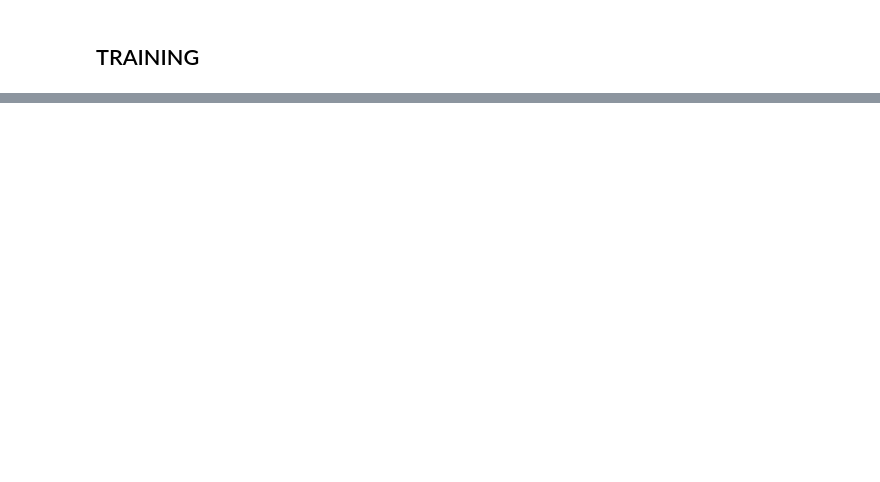
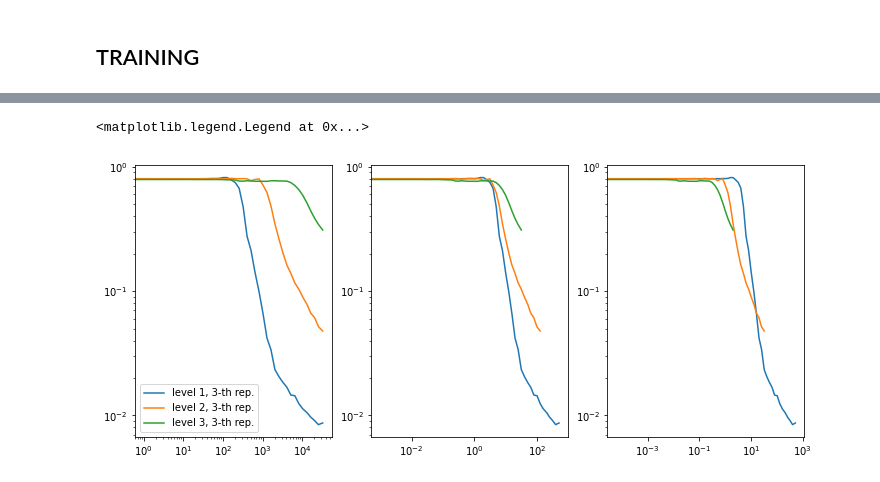
Before and after one commit to fracagnetta/random-hierarchy-model, a Jupyter notebook: test_Init&Training.ipynb, the cells around one changed output, grey strips where cells are left out. Drawn from its saved outputs; the diff is of its cells as text; code cells hidden in the pictures; blank space fills up the shorter version.

```diff
--- a/test_Init&Training.ipynb
+++ b/test_Init&Training.ipynb
@@ -33,15 +33,15 @@ class config:
 
     dataset = 'rhm'
     mode = 'masked'
-    num_features = 6
-    num_classes = 6
-    num_synonyms = 9
-    tuple_size = 3
+    num_features = 16
+    num_classes = 16
+    num_synonyms = 4
+    tuple_size = 2
     num_layers = 4
     seed_rules = 2362346
-    num_tokens = 81 # context length, tuple_size**num_layers for the full input
+    num_tokens = 16 # context length, tuple_size**num_layers for the full input
 
-    train_size = 131072
+    train_size = 2**22
     batch_size = 128
     accumulation = 1
     test_size = 32768
@@ -54,7 +54,7 @@ class config:
     model = 'hcnn'
     depth = 4
     width = 256
-    filter_size = 3
+    filter_size = 2
     # model = 'transformer_mla'
     # depth = 3
     # num_heads = 16
@@ -67,10 +67,10 @@ class config:
     momentum = 0.0
     scheduler = None
     scheduler_time = 1024
-    max_epochs = 1024
+    max_epochs = 1
 
-    print_freq = 64
-    save_freq = 3
+    print_freq = 1024
+    save_freq = 2
     loss_threshold = 1e-3
 
     outname = 'test'
@@ -366,32 +384,40 @@ ax[0][1].legend()
 # %%
 fig, ax = plt.subplots(1, 3, figsize=(12,5))
 
 m = config.num_synonyms
 
 l = 1
 k = 3
 ax[0].plot([d['t'] for d in dynamics], [(1.-d['synonyms'][k][l].to('cpu'))/((1.-d['noise'][k][l].to('cpu'))) for d in dynamics], f'C{l-1}' , label=f'level {l}, {k}-th rep.')
 ax[1].plot([d['t']/(m**(l+2)) for d in dynamics], [(1.-d['synonyms'][k][l].to('cpu'))/((1.-d['noise'][k][l].to('cpu'))) for d in dynamics], f'C{l-1}' , label=f'level {l}, {k}-th rep.')
 ax[2].plot([d['t']/(m**(2*(l+1)-1)) for d in dynamics], [(1.-d['synonyms'][k][l].to('cpu'))/((1.-d['noise'][k][l].to('cpu'))) for d in dynamics], f'C{l-1}' , label=f'level {l}, {k}-th rep.')
 
 
 l = 2
 k = 3
 ax[0].plot([d['t'] for d in dynamics], [(1.-d['synonyms'][k][l].to('cpu'))/((1.-d['noise'][k][l].to('cpu'))) for d in dynamics], f'C{l-1}' , label=f'level {l}, {k}-th rep.')
 ax[1].plot([d['t']/(m**(l+2)) for d in dynamics], [(1.-d['synonyms'][k][l].to('cpu'))/((1.-d['noise'][k][l].to('cpu'))) for d in dynamics], f'C{l-1}' , label=f'level {l}, {k}-th rep.')
 ax[2].plot([d['t']/(m**(2*(l+1)-1)) for d in dynamics], [(1.-d['synonyms'][k][l].to('cpu'))/((1.-d['noise'][k][l].to('cpu'))) for d in dynamics], f'C{l-1}' , label=f'level {l}, {k}-th rep.')
 
+l = 3
+k = 3
+ax[0].plot([d['t'] for d in dynamics], [(1.-d['synonyms'][k][l].to('cpu'))/((1.-d['noise'][k][l].to('cpu'))) for d in dynamics], f'C{l-1}' , label=f'level {l}, {k}-th rep.')
+ax[1].plot([d['t']/(m**(l+2)) for d in dynamics], [(1.-d['synonyms'][k][l].to('cpu'))/((1.-d['noise'][k][l].to('cpu'))) for d in dynamics], f'C{l-1}' , label=f'level {l}, {k}-th rep.')
+ax[2].plot([d['t']/(m**(2*(l+1)-1)) for d in dynamics], [(1.-d['synonyms'][k][l].to('cpu'))/((1.-d['noise'][k][l].to('cpu'))) for d in dynamics], f'C{l-1}' , label=f'level {l}, {k}-th rep.')
 
 ax[0].set_xscale('log')
 ax[0].set_yscale('log')
 
 ax[1].set_xscale('log')
 ax[1].set_yscale('log')
 
 ax[2].set_xscale('log')
 ax[2].set_yscale('log')
 
 ax[0].legend()
+# %% [output]
+<matplotlib.legend.Legend at 0x...>
+[figure, added]
 # %%
 fig, ax = plt.subplots(1, 3, figsize=(12,5))
 
```
Also changed, not shown: parts of 11 cells of this notebook, 2 other files.
